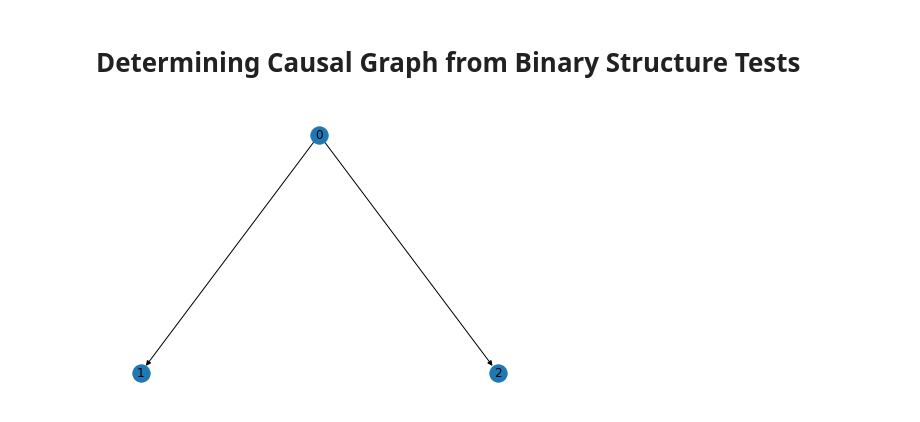
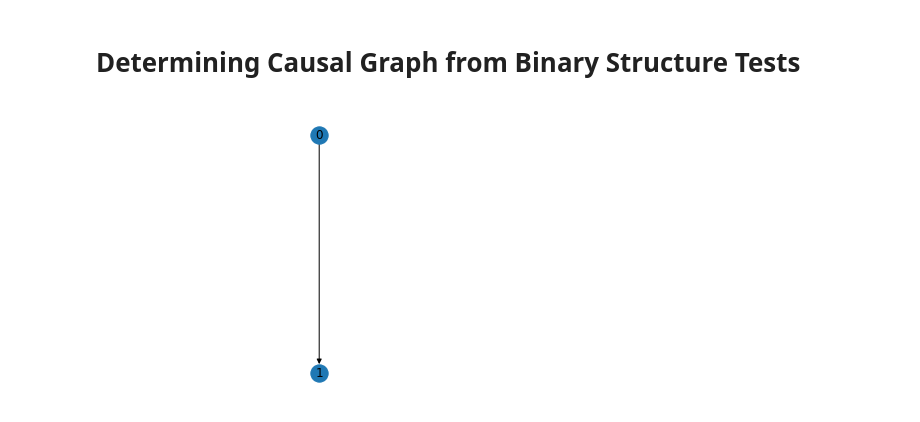
Before and after one commit to RobathanH/A-Meta-Transfer-Objective-For-Learning-To-Disentangle-Causal-Mechanisms, a Jupyter notebook: cs330/notebooks/full_graph_pairwise_test.ipynb, the cells around one changed output. Drawn from its saved outputs; the diff is of its cells as text; code cells hidden in the pictures.

```diff
--- a/cs330/notebooks/full_graph_pairwise_test.ipynb
+++ b/cs330/notebooks/full_graph_pairwise_test.ipynb
@@ -19,20 +19,30 @@ from cs330.models.augmented_binary_model_trainer import *
 # %%
 # Set up graph
 
+'''
 N = 10
 M = 3
 
 data_gen = MultiCategorical(N, M)
 data_gen.graph.B = np.array([
     [0, 0, 0],
     [1, 0, 0],
     [1, 0, 0]
 ])
+'''
+
+N = 10
+M = 2
+data_gen = MultiCategorical(N, M)
+data_gen.graph.B = np.array([
+    [0, 0],
+    [1, 0]
+])
 
 # Visualize
 data_gen.graph.visualize()
 # %% [output]
-[figure, old version]
+[figure, new version]
 # %%
 # Choose model type to test pairwise binary connections
 
```
Also changed, not shown: parts of 4 cells of this notebook, 3 other files.
